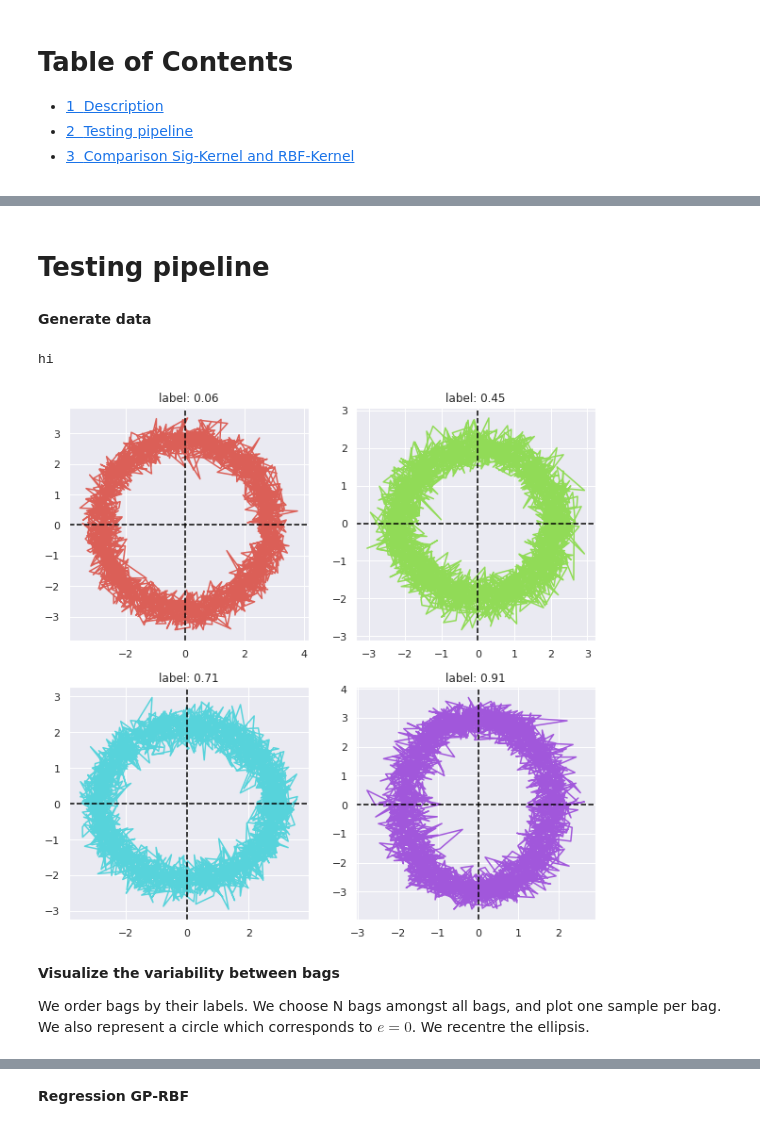
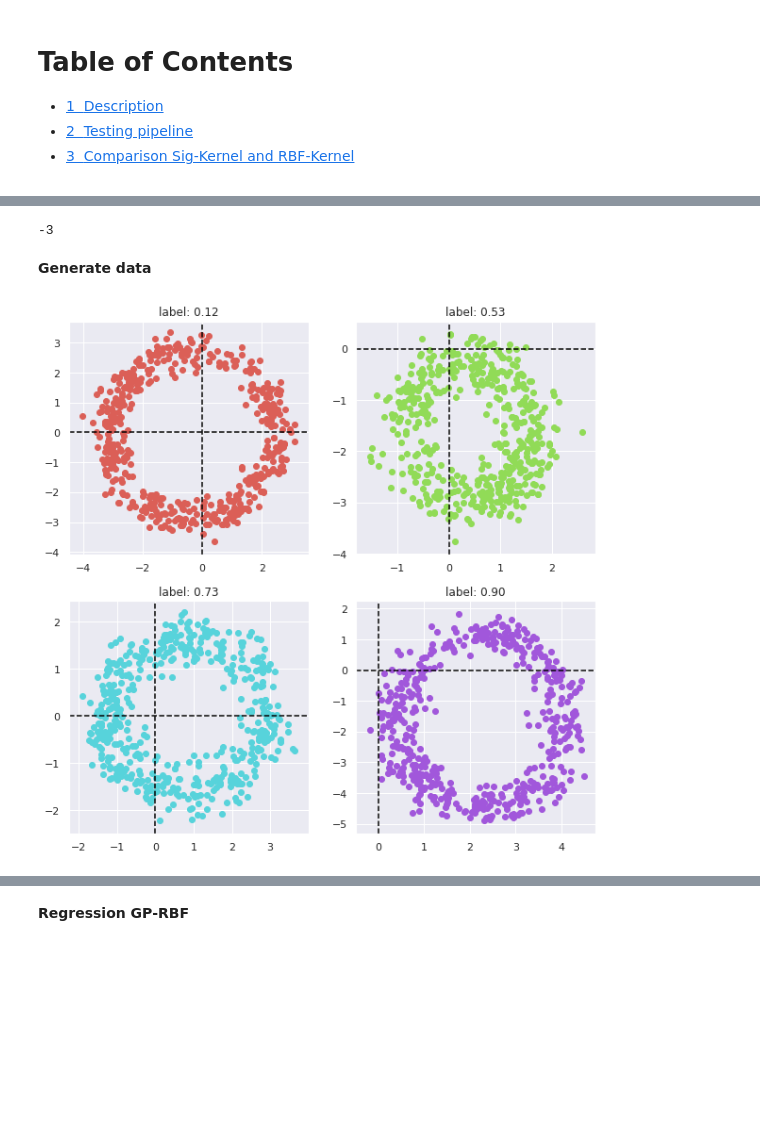
Before and after one commit to maudl3116/Distribution_Regression_Streams, a Jupyter notebook: Looking_For_Good_Synthetic_Datasets_Colab.ipynb, the cells around one changed output, grey strips where cells are left out. Saved outputs shown, nothing was run; the diff lists cells and outputs as text; code cells hidden in the pictures; blank space fills up the shorter version.

```diff
--- a/Looking_For_Good_Synthetic_Datasets_Colab.ipynb
+++ b/Looking_For_Good_Synthetic_Datasets_Colab.ipynb
@@ -71,2 +42,0 @@ from signature_features import *
-# %% [markdown]
-# Testing pipeline
@@ -73,23 +46,22 @@ from signature_features import *
+# %%
+print(a)
+# %% [output]
+-3
 # %% [markdown]
 **Generate data**
 # %%
 reload(ellipsis)
 
-N_bags = 200
+N_bags = 100
 N_items = 15
 tspan = np.linspace(0.0, 2*np.pi, 501)
 spec_param = {'a':[1.,3.], 'b':[1.,3.]} #,'stdv_noise':[None]}
 
 example = ellipsis.Ellipsis()
-example.generate_data(N_bags=N_bags,N_items=N_items, t_span = tspan,spec_param=spec_param, stdv_pos=0., stdv_noise=0.3)
+example.generate_data(N_bags=N_bags,N_items=N_items, t_span = tspan,spec_param=spec_param, stdv_pos=1., stdv_noise=0.3)
 example.e_ang()
-# %% [output]
-hi
 # %%
-example.plot(N=2)
+example.subsample_paths(N=100)
+example.plot_subsampled_paths(N=2)
 # %% [output]
-[figure, old version]
+[figure, new version]
-# %% [markdown]
-**Visualize the variability between bags**
-
-We order bags by their labels. We choose N bags amongst all bags, and plot one sample per bag. We also represent a circle which corresponds to $e=0$. We recentre the ellipsis.
```
Also changed, not shown: parts of 19 cells of this notebook.
